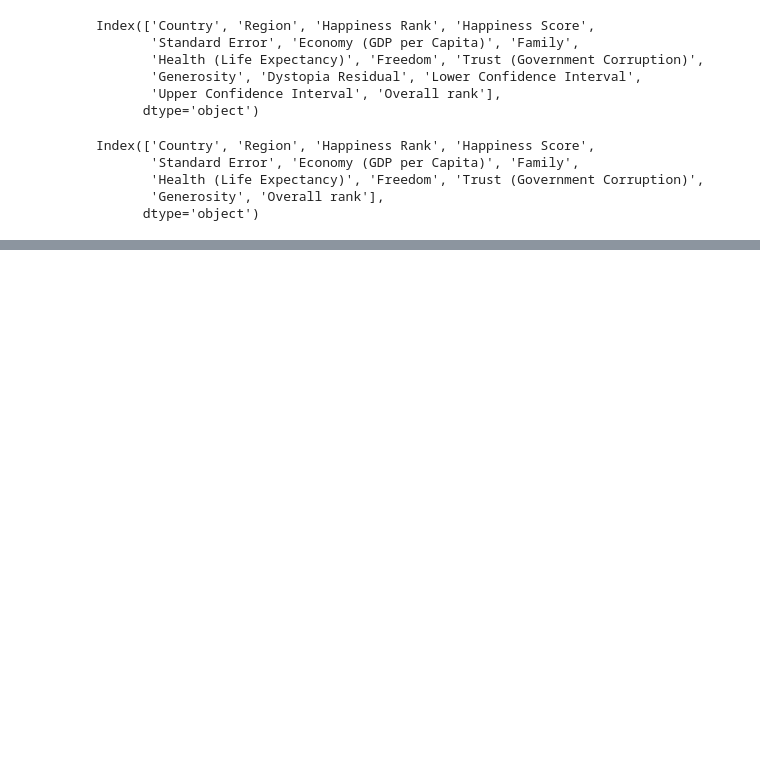
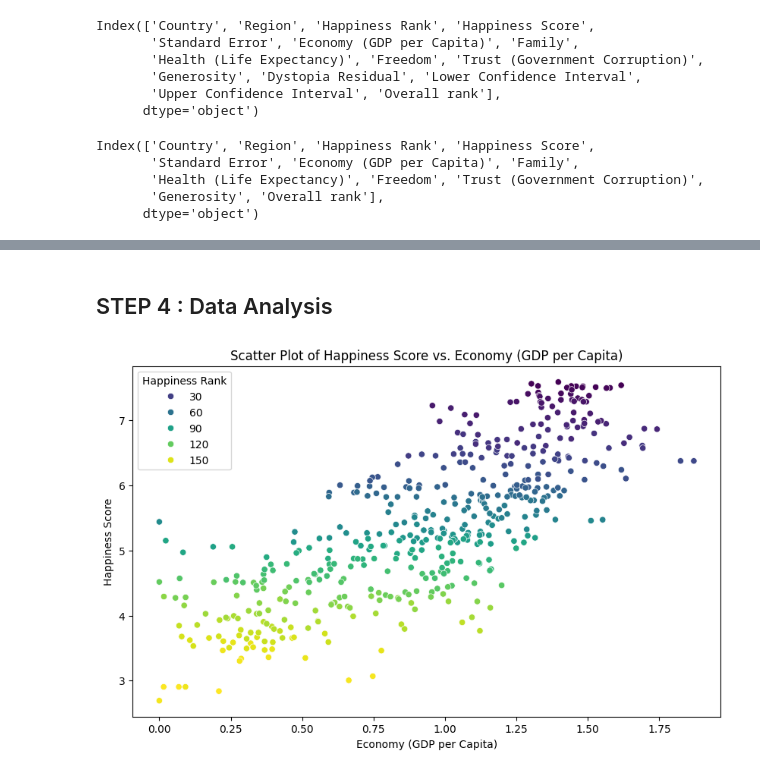
Before and after one commit to SurekhaBerlin/WorldHappinessReport, a Jupyter notebook: world_happiness_report.ipynb, the cells around one changed output, grey strips where cells are left out. Saved outputs shown, nothing was run; the diff lists cells and outputs as text; code cells hidden in the pictures; blank space fills up the shorter version.

```diff
--- a/world_happiness_report.ipynb
+++ b/world_happiness_report.ipynb
@@ -143,0 +181,16 @@ df.head()
+# %% [markdown]
+## STEP 4 : Data Analysis
+# %%
+# Plotting the scatter plot
+plt.figure(figsize=(10, 6))
+sns.scatterplot(x='Economy (GDP per Capita)', y='Happiness Score', data=df, hue='Happiness Rank', palette='viridis')
+
+# Add titles and labels
+plt.title('Scatter Plot of Happiness Score vs. Economy (GDP per Capita)')
+plt.xlabel('Economy (GDP per Capita)')
+plt.ylabel('Happiness Score')
+
+# Show the plot
+plt.show()
+# %% [output]
+[figure, added]
```
Also changed, not shown: parts of 7 cells of this notebook.
